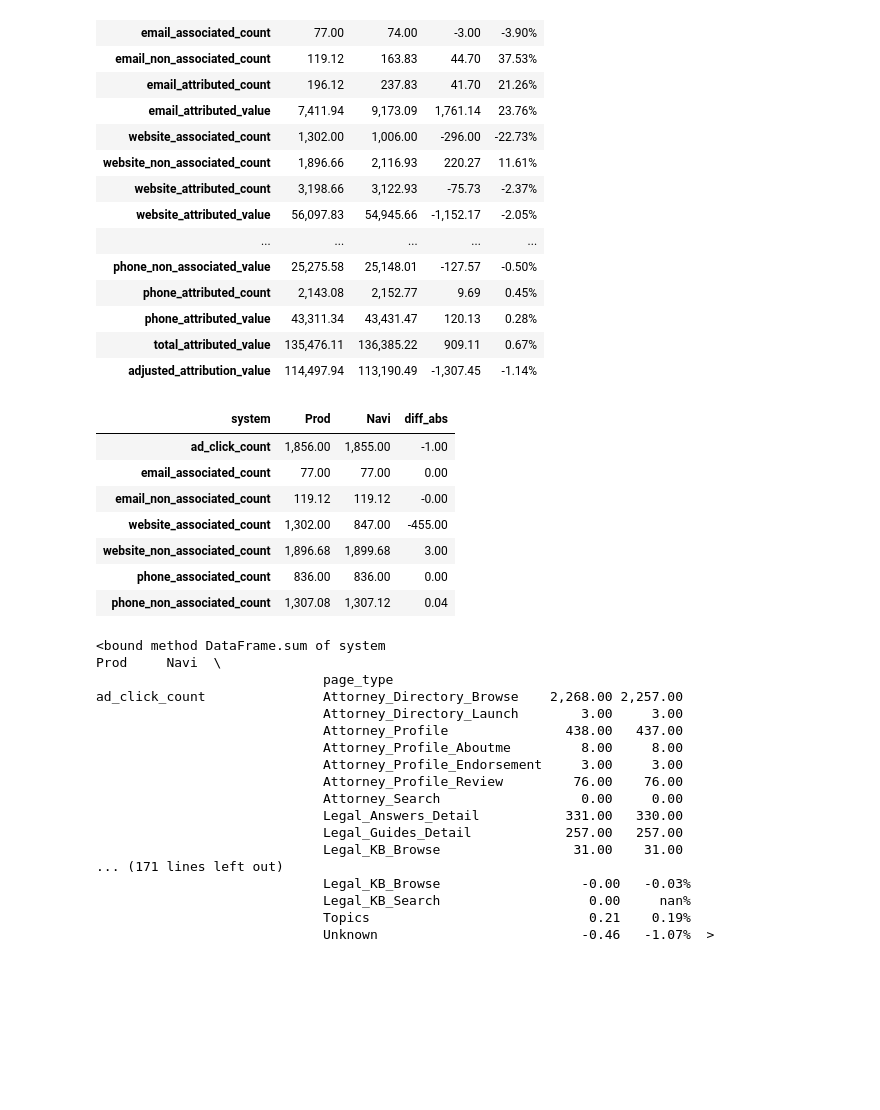
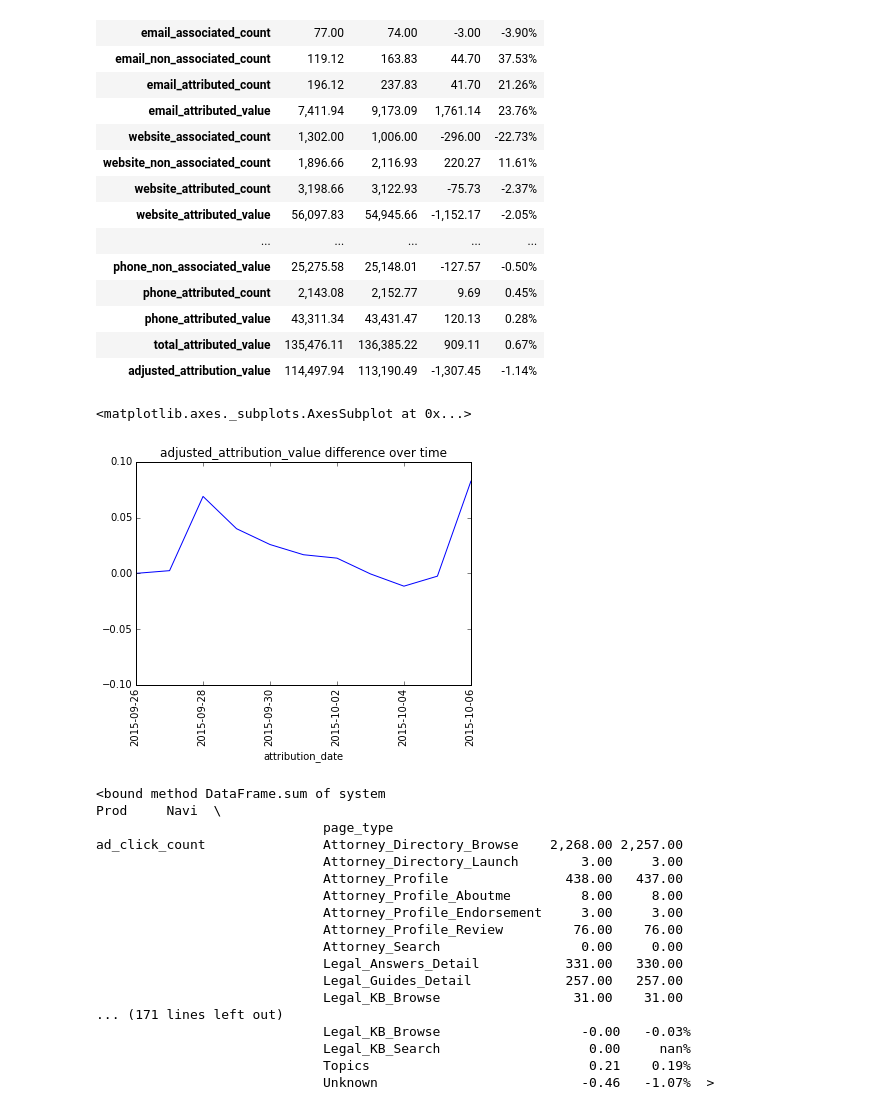
Before and after one commit to Bekbolatov/kaggle, a Jupyter notebook: notebooks/Navi_weblogs.ipynb, the cells around one changed output. Drawn from its saved outputs; the diff is of its cells as text; code cells hidden in the pictures; blank space fills up the shorter version.

```diff
--- a/notebooks/Navi_weblogs.ipynb
+++ b/notebooks/Navi_weblogs.ipynb
@@ -295,17 +296,13 @@ acv_no_page_type
 | phone_attributed_value | 43,311.34 | 43,431.47 | 120.13 | 0.28% |
 | total_attributed_value | 135,476.11 | 136,385.22 | 909.11 | 0.67% |
 | adjusted_attribution_value | 114,497.94 | 113,190.49 | -1,307.45 | -1.14% |
-# %%
-acv.ix['2015-10-04'].swaplevel(0,1).sort_index().groupby(level=[0]).sum()
-# %% [output]
-| system | Prod | Navi | diff_abs |
-| ad_click_count | 1,856.00 | 1,855.00 | -1.00 |
-| email_associated_count | 77.00 | 77.00 | 0.00 |
-| email_non_associated_count | 119.12 | 119.12 | -0.00 |
-| website_associated_count | 1,302.00 | 847.00 | -455.00 |
-| website_non_associated_count | 1,896.68 | 1,899.68 | 3.00 |
-| phone_associated_count | 836.00 | 836.00 | 0.00 |
-| phone_non_associated_count | 1,307.08 | 1,307.12 | 0.04 |
+# %%
+phone_attribution_value = acv.swaplevel(0,2).ix['adjusted_attribution_value'].swaplevel(0,1).groupby(level=[0]).sum()
+phone_attribution_value['diff'] = [val for val in phone_attribution_value['diff_abs']/phone_attribution_value['Prod']]
+phone_attribution_value['diff'].plot(title='adjusted_attribution_value difference over time', rot=90, ylim= [-0.10, 0.10]) #ylabel='[Navi - Prod]/Prod')
+# %% [output]
+<matplotlib.axes._subplots.AxesSubplot at 0x...>
+[figure, added]
 # %%
 acv.ix['2015-09-29'].swaplevel(0,1).sort_index().sum
 # %% [output]
```
Also changed, not shown: parts of 1 cell of this notebook, 10 other files.
